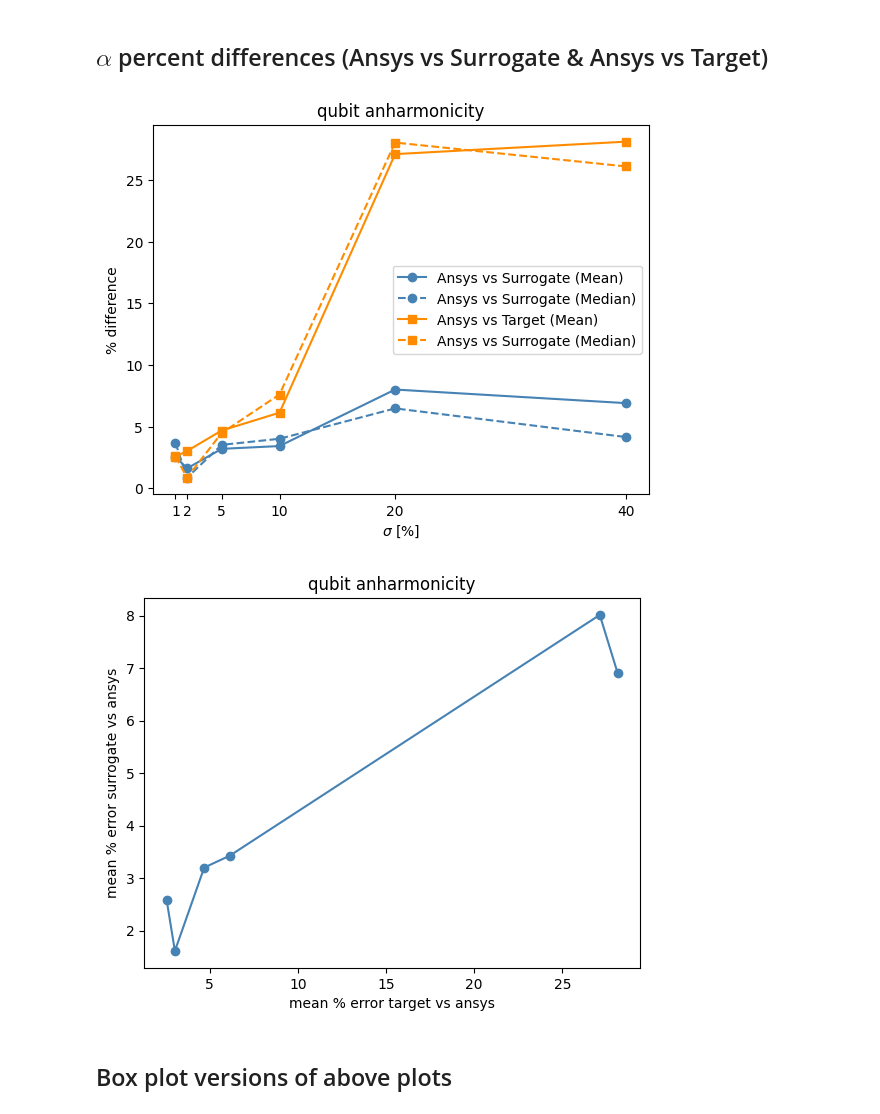
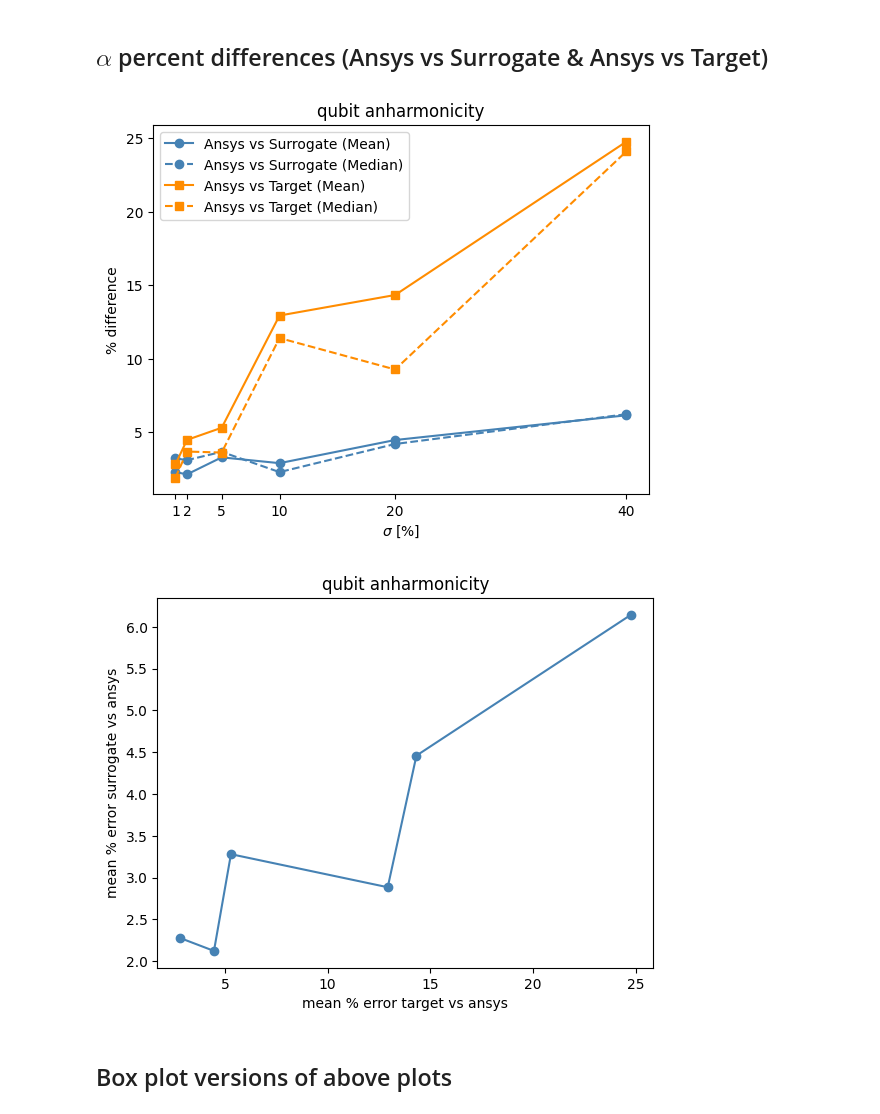
Before and after one commit to CosmiQuantum/ML_qubit_design, a Jupyter notebook: model_predict_qubit-TransmonCross-Hamiltonian_params/validation_12_data_analysis_surrogate_stress_tests.ipynb, the cells around one changed output. Drawn from its saved outputs; the diff is of its cells as text; code cells hidden in the pictures.

```diff
--- a/model_predict_qubit-TransmonCross-Hamiltonian_params/validation_12_data_analysis_surrogate_stress_tests.ipynb
+++ b/model_predict_qubit-TransmonCross-Hamiltonian_params/validation_12_data_analysis_surrogate_stress_tests.ipynb
@@ -5,4 +5,4 @@ import matplotlib.pyplot as plt
 from matplotlib.lines import Line2D
 # %%
 def percentDiff(x1,x2):
-    return abs(x1 - x2)/abs(x1) * 100
+    return (x1 - x2)/abs(x1) * 100
@@ -23,22 +25,25 @@ for i in range(len(simulation_results)):
     ground = current_design["design_options.connection_pads.readout.ground_spacing"]
     cross = current_design["design_options.cross_length"]
 
-    ''' for now drop unphysical designs by hand '''
-    if i == 25 or i == 47 or i == 48 or i == 51:
-        continue
-    else:
-        current = simulation_results.iloc[i]
-        current_sigma = int(current.sigma_for_gauss)
-        pred_H_params = current.pred_H_params
-        surrogate_H_params = current.surrogate_H_params
-        target_H_params = current.target_H_params
+    # ''' for now drop unphysical designs by hand '''
+    # if i == 25 or i == 47 or i == 48 or i == 51:
+    #     continue
+    # else:
+    current = simulation_results.iloc[i]
+    current_sigma = int(current.sigma_for_gauss)
+    pred_H_params = current.pred_H_params
+    surrogate_H_params = current.surrogate_H_params
+    target_H_params = current.target_H_params
 
-        pd_pred_surr_frequency = percentDiff(eval(surrogate_H_params)["qubit_frequency_GHz"],eval(pred_H_params)["qubit_frequency_GHz"])
-        pd_pred_tar_frequency = percentDiff(eval(target_H_params)["qubit_frequency_GHz"],eval(pred_H_params)["qubit_frequency_GHz"])
-        pd_pred_surr_alpha = percentDiff(eval(surrogate_H_params)["anharmonicity_MHz"],eval(pred_H_params)["anharmonicity_MHz"])
-        pd_pred_tar_alpha = percentDiff(eval(target_H_params)["anharmonicity_MHz"],eval(pred_H_params)["anharmonicity_MHz"])
+    pd_pred_surr_frequency = percentDiff(eval(surrogate_H_params)["qubit_frequency_GHz"],eval(pred_H_params)["qubit_frequency_GHz"])
+    pd_pred_tar_frequency = percentDiff(eval(target_H_params)["qubit_frequency_GHz"],eval(pred_H_params)["qubit_frequency_GHz"])
+    pd_pred_surr_alpha = percentDiff(eval(surrogate_H_params)["anharmonicity_MHz"],eval(pred_H_params)["anharmonicity_MHz"])
+    pd_pred_tar_alpha = percentDiff(eval(target_H_params)["anharmonicity_MHz"],eval(pred_H_params)["anharmonicity_MHz"])
 
-        pred_surr_pd_frequency[str(current_sigma)] += [pd_pred_surr_frequency]
-        pred_surr_pd_alpha[str(current_sigma)] += [pd_pred_surr_alpha]
-        pred_tar_pd_frequency[str(current_sigma)] += [pd_pred_tar_frequency]
-        pred_tar_pd_alpha[str(current_sigma)] += [pd_pred_tar_alpha]
+    pred_surr_pd_frequency[str(current_sigma)] += [pd_pred_surr_frequency]
+    pred_surr_pd_alpha[str(current_sigma)] += [pd_pred_surr_alpha]
+    pred_tar_pd_frequency[str(current_sigma)] += [pd_pred_tar_frequency]
+    pred_tar_pd_alpha[str(current_sigma)] += [pd_pred_tar_alpha]
+# %%
+for key in pred_surr_pd_frequency:
+    current = pred_surr_pd_frequency[key]
@@ -87,36 +160,36 @@ plt.show()
 surrogate_means_alpha = []
 surrogate_medians_alpha = []
 target_means_alpha = []
 target_medians_alpha = []
 for key in list(pred_surr_pd_frequency.keys()):
     current_pred_surr_pd_alpha = pred_surr_pd_alpha[key]
     current_pred_tar_pd_alpha = pred_tar_pd_alpha[key]
     surrogate_means_alpha.append(np.mean(current_pred_surr_pd_alpha))
     target_means_alpha.append(np.mean(current_pred_tar_pd_alpha))
     surrogate_medians_alpha.append(np.median(current_pred_surr_pd_alpha))
     target_medians_alpha.append(np.median(current_pred_tar_pd_alpha))
 
 
 plt.plot(x,surrogate_means_alpha,color = "steelblue",marker = "o",label = "Ansys vs Surrogate (Mean)")
 plt.plot(x,surrogate_medians_alpha,color = "steelblue",marker = "o",linestyle = "dashed",label = "Ansys vs Surrogate (Median)")
 plt.plot(x,target_means_alpha,color = "darkorange",marker = "s",label = "Ansys vs Target (Mean)")
-plt.plot(x,target_medians_alpha,color = "darkorange",marker = "s",linestyle = "dashed",label = "Ansys vs Surrogate (Median)")
+plt.plot(x,target_medians_alpha,color = "darkorange",marker = "s",linestyle = "dashed",label = "Ansys vs Target (Median)")
 plt.xticks(x,x)
 plt.title("qubit anharmonicity")
 plt.legend()
 plt.ylabel("% difference")
 plt.xlabel(r"$\sigma$ [%]")
 plt.xticks(x,x)
 plt.show()
 
 plt.plot(target_means_alpha,surrogate_means_alpha,color = "steelblue",marker = "o",label = "Ansys vs Surrogate (Mean)")
 plt.ylabel(r"mean % error surrogate vs ansys")
 plt.xlabel(r"mean % error target vs ansys")
 plt.title("qubit anharmonicity")
 plt.show()
 # %% [output]
-[figure, old version]
+[figure, new version]
-[figure, old version]
+[figure, new version]
 # %% [markdown]
 ## Box plot versions of above plots
 # %%
```
Also changed, not shown: parts of 16 cells of this notebook, 3 other files.
